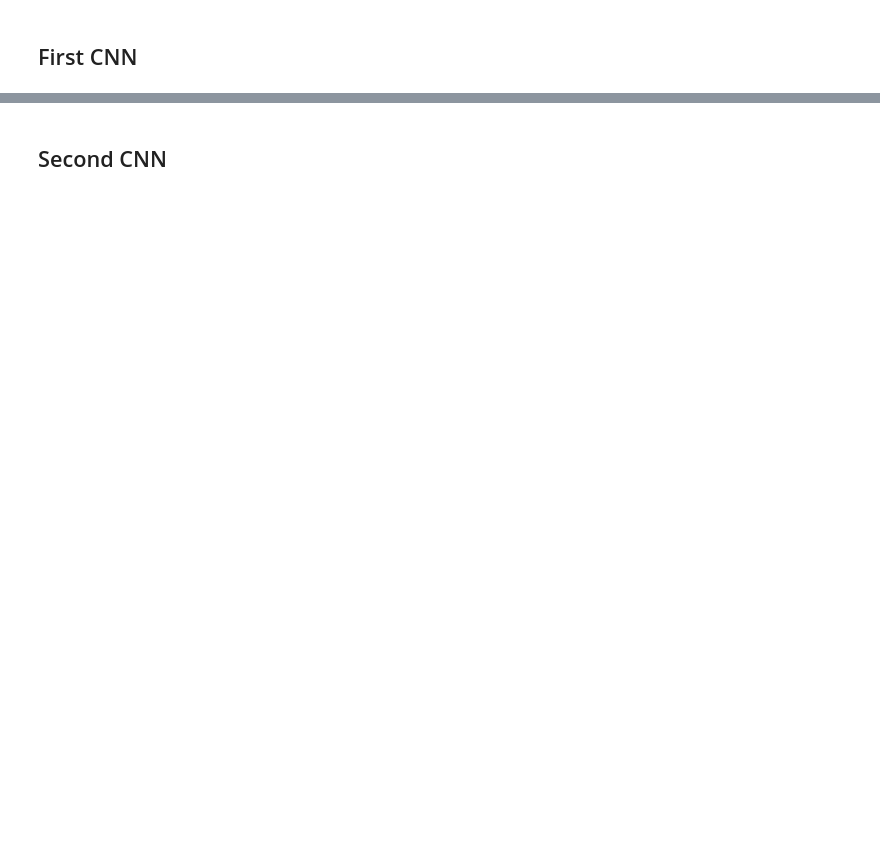
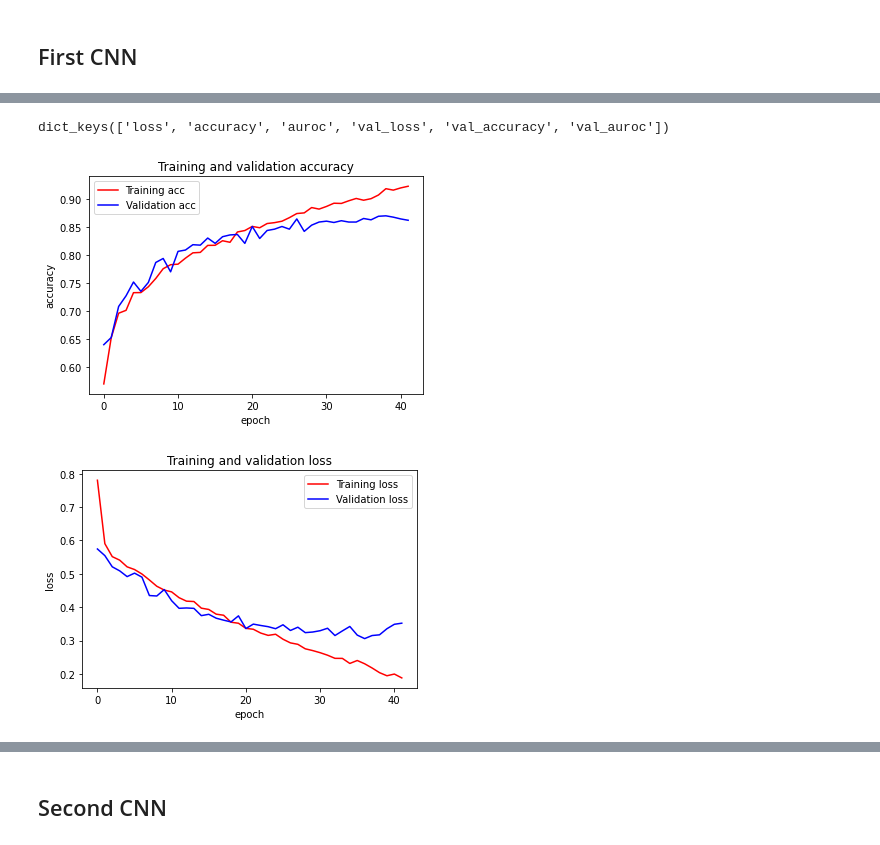
Before and after one commit to nicolasfacchinetti97/vocapra-apr-project, a Jupyter notebook: CNN.ipynb, the cells around one changed output, grey strips where cells are left out. Saved outputs shown, nothing was run; the diff lists cells and outputs as text; code cells hidden in the pictures; blank space fills up the shorter version.

```diff
--- a/CNN.ipynb
+++ b/CNN.ipynb
@@ -106,2 +148,11 @@ from tensorflow.keras.layers import Conv2D, MaxPool2D, Flatten, Dense, InputLaye
+# %%
+def compile_and_train(model, train, validation):
+    model.compile(loss='categorical_crossentropy', optimizer=adam, metrics=metrics)
+    history = model.fit(train,
+                    batch_size=batchsize,
+                    epochs=epochs,
+                    validation_data=validation,
+                    callbacks=callbacks)
+    return history, model
 # %% [markdown]
 ## First CNN
@@ -151,2 +158,0 @@ model.compile(loss='categorical_crossentropy', optimizer=adam, metrics=['accurac
-# %%
-model.fit(train_generator, batch_size=32, epochs=50)
@@ -170,0 +159,21 @@ Epoch 9/50
+# %%
+model = Sequential([
+    #1st hidden layer
+    Conv2D(32, (3, 3), activation='relu', strides=(2, 2), input_shape=input_shape),
+    MaxPool2D((2, 2)),
+    #2nd hidden layer
+    Conv2D(64, (3, 3), activation='relu', strides=(2, 2), padding="same"),
+    MaxPool2D((2, 2)),
+    #3rd hidden layer
+    Conv2D(128, (3, 3), activation='relu', padding="same"),
+    MaxPool2D((2, 2)),
+    #ANN
+    Flatten(),
+    Dropout(rate=0.5),
+    Dense(units = 128, activation='relu'),
+    Dense(units = 64, activation='relu'),
+    Dropout(rate=0.25),
+    #Output layer
+    Dense(units= 3, activation='softmax'),
+])
+model.summary()
@@ -170,0 +198,2 @@ Epoch 9/50
+# %%
+history, model = compile_and_train(model, train_generator, validation_generator)
@@ -171,2 +218,11 @@ Epoch 9/50
+# %%
+history.history.keys()
+# %% [output]
+dict_keys(['loss', 'accuracy', 'auroc', 'val_loss', 'val_accuracy', 'val_auroc'])
+# %%
+graphing_training_validation(history)
+# %% [output]
+[figure, added]
+[figure, added]
 # %%
 test_accuracy = model.evaluate(validation_generator)
```
Also changed, not shown: parts of 37 cells of this notebook, 1 other file.
